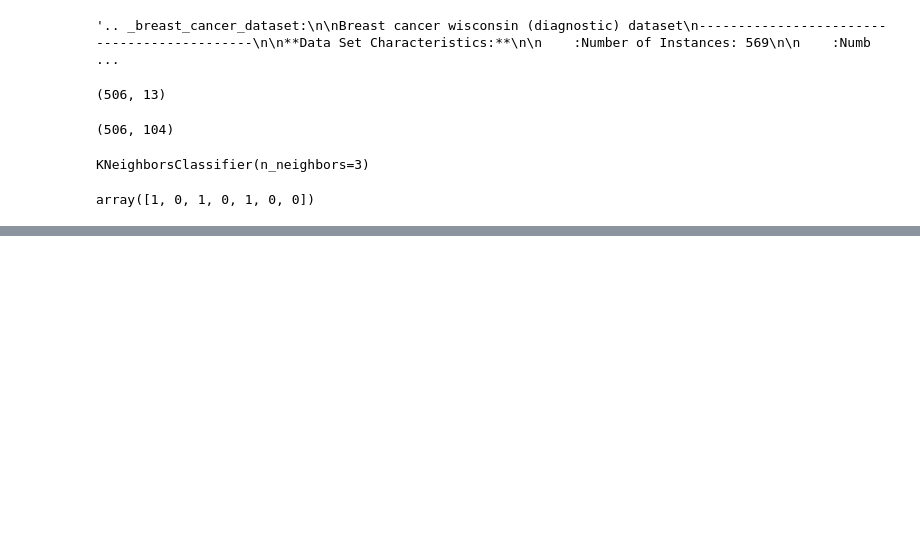
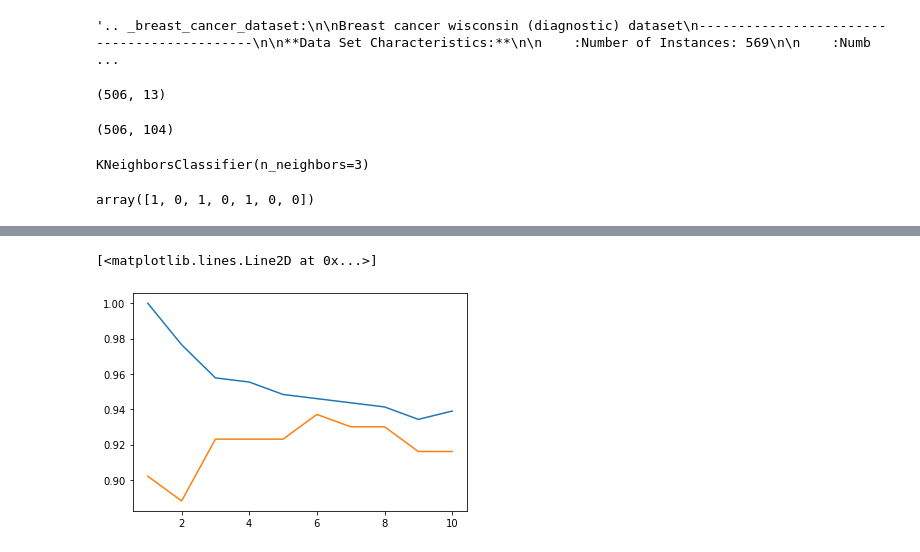
Before and after one commit to shashwatsaket46/PythonProjects, a Jupyter notebook: MachineLearningP.ipynb, the cells around one changed output, grey strips where cells are left out. Cells and saved outputs as stored; diff of their text form; code cells hidden in the pictures; blank space fills up the shorter version.

```diff
--- a/MachineLearningP.ipynb
+++ b/MachineLearningP.ipynb
@@ -107,0 +130,16 @@ array([1, 0, 1, 0, 1, 0, 0])
+# %%
+training_accuracy=[]
+test_accuracy=[]
+#try neighbours from 1 to 10
+neighbors_settings=range(1,11)
+for n_neighbours in neighbors_settings:
+    clf=KNeighborsClassifier(n_neighbors=n_neighbours)
+    clf.fit(X_train,y_train)
+    training_accuracy.append(clf.score(X_train,y_train))
+    test_accuracy.append(clf.score(X_test,y_test))
+# %%
+plt.plot(neighbors_settings,training_accuracy)
+plt.plot(neighbors_settings,test_accuracy)
+# %% [output]
+[<matplotlib.lines.Line2D at 0x...>]
+[figure, added]
```
Also changed, not shown: parts of 3 cells of this notebook.
